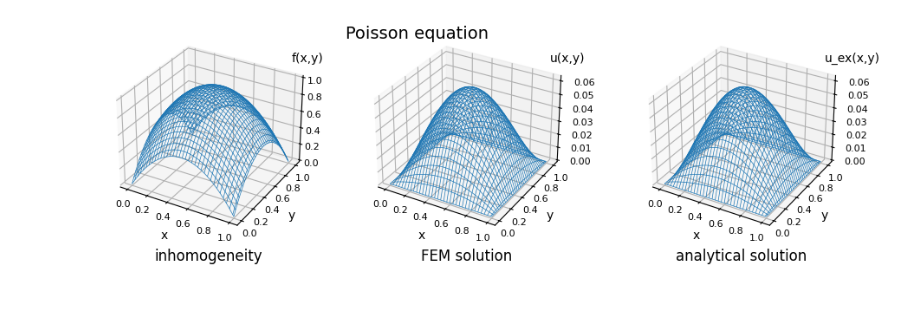
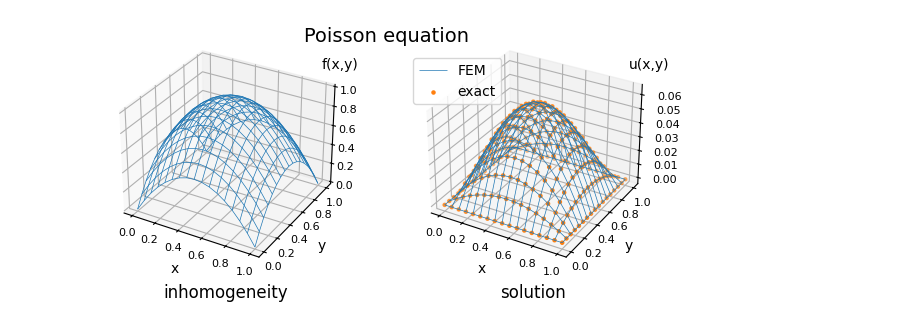
Before and after one commit to vacondio/py-fem-2d-simple, a Jupyter notebook: notebooks/paraboloid.ipynb, the cells around one changed output. Cells and saved outputs as stored; diff of their text form; code cells hidden in the pictures; blank space fills up the shorter version.

```diff
--- a/notebooks/paraboloid.ipynb
+++ b/notebooks/paraboloid.ipynb
@@ -38,14 +34,15 @@ u_ex_mesh = u_ex(nodes).reshape(nx,ny)
 # %%
+# solution of the linear system
 A_mat  = fem.stiffn(mesh)
-b_vec  = fem.fv_int(mesh, f)
-u = solve_banded((nx,nx), A_mat, b_vec).reshape(nx,ny)
+b_vec  = fem.fv_int(mesh, f1)
+u1 = solve_banded((nx,nx), A_mat, b_vec).reshape(nx,ny)
 # %%
 import matplotlib.pyplot as plt
 %matplotlib inline
 
 def plotter3D(X, Y, Z1, Z2, Z3):
     """Plotter function for the inhomogeneity and the solution of the Poisson equation"""
-    fig = plt.figure(figsize=(9.6, 3.0))
+    fig = plt.figure(figsize=(6.4, 3.0))
     fig.suptitle("Poisson equation", y= 0.95, fontsize=14)
 
     # first subplot: f(x, y), inhomogeneity of the Poisson equation
@@ -58,27 +55,19 @@ def plotter3D(X, Y, Z1, Z2, Z3):
     ax.plot_wireframe(X, Y, Z1, linewidths=0.5)
 
     # second subplot: u, solution of the linear system
-    ax = fig.add_axes((0.31, 0.13, 0.5, 0.8), projection='3d')
-    ax.set_title("FEM solution", y=-0.15)
+    ax = fig.add_axes((0.48, 0.13, 0.5, 0.8), projection='3d')
+    ax.set_title("solution", y=-0.15)
     ax.tick_params(labelsize=8, pad=-2)
     ax.tick_params('z', pad=4)
     ax.set_xlabel('x', labelpad=-4)
     ax.set_ylabel('y', labelpad=-4)
     ax.text2D(0.90, 0.85, "u(x,y)", transform=ax.transAxes)
-    ax.plot_wireframe(X, Y, Z2, linewidths=0.5)
+    ax.plot_wireframe(X, Y, Z2, linewidths=0.5, colors='C0', label='FEM')
+    ax.scatter(X, Y, Z3, marker='.', c='C1', label='exact')
+    ax.legend(frameon=True, loc=(0, 0.7))
 
-    ax = fig.add_axes((0.64, 0.13, 0.5, 0.8), projection='3d')
-    ax.set_title("analytical solution", y=-0.15)
-    ax.tick_params(labelsize=8, pad=-2)
-    ax.tick_params('z', pad=4)
-    ax.set_xlabel('x', labelpad=-4)
-    ax.set_ylabel('y', labelpad=-4)
-    ax.text2D(0.90, 0.85, "u_ex(x,y)", transform=ax.transAxes)
-    ax.plot_wireframe(X, Y, Z3, linewidths=0.5)
-
-    # plt.savefig("poisson.png")
     plt.show()
 # %%
-plotter3D(x, y, f_mesh, u, u_ex_mesh)
+plotter3D(x, y, f1_mesh, u1, u1_ex_mesh)
 # %% [output]
-[figure, old version]
+[figure, new version]
```
Also changed, not shown: parts of 6 cells of this notebook.
